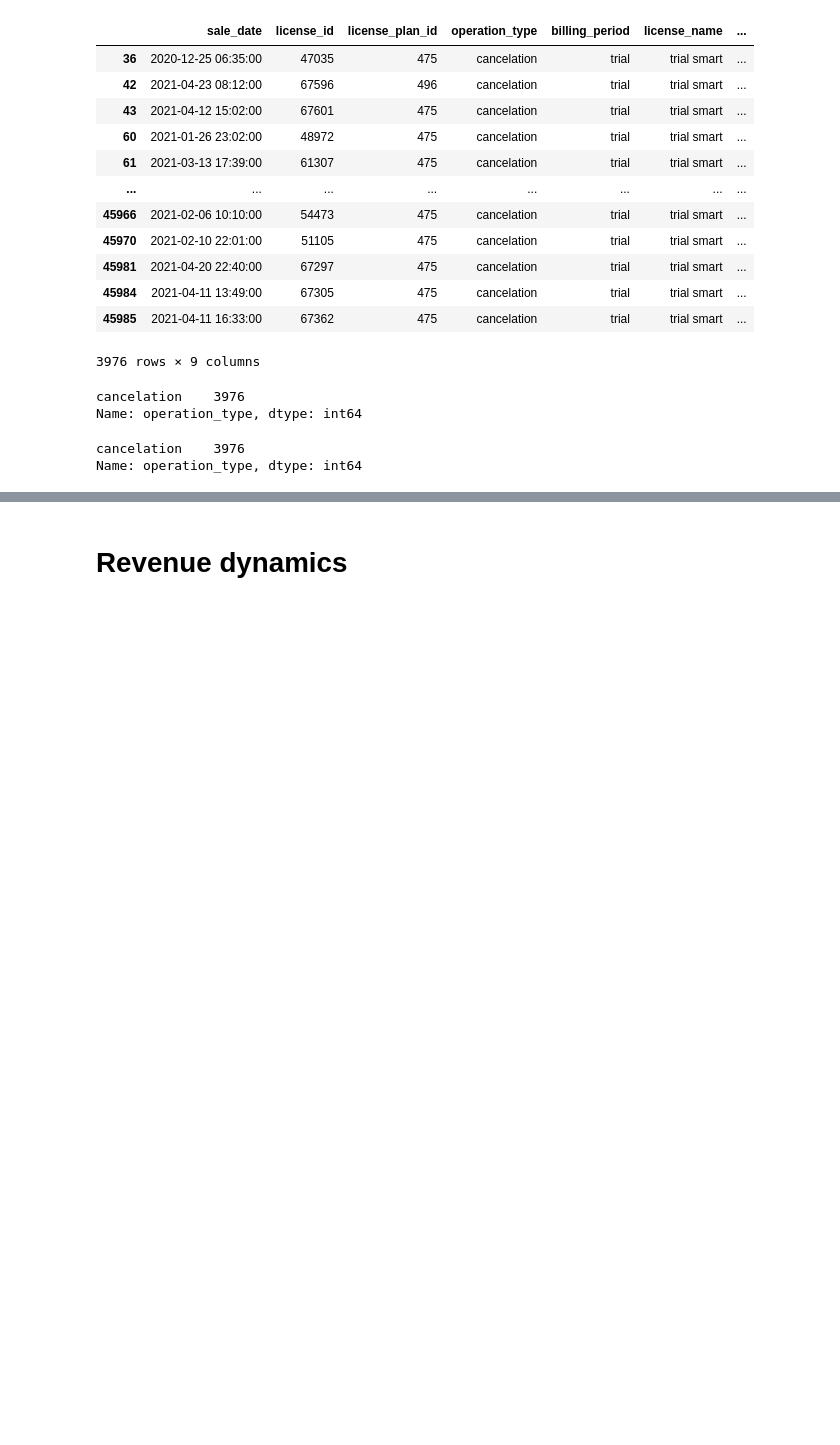
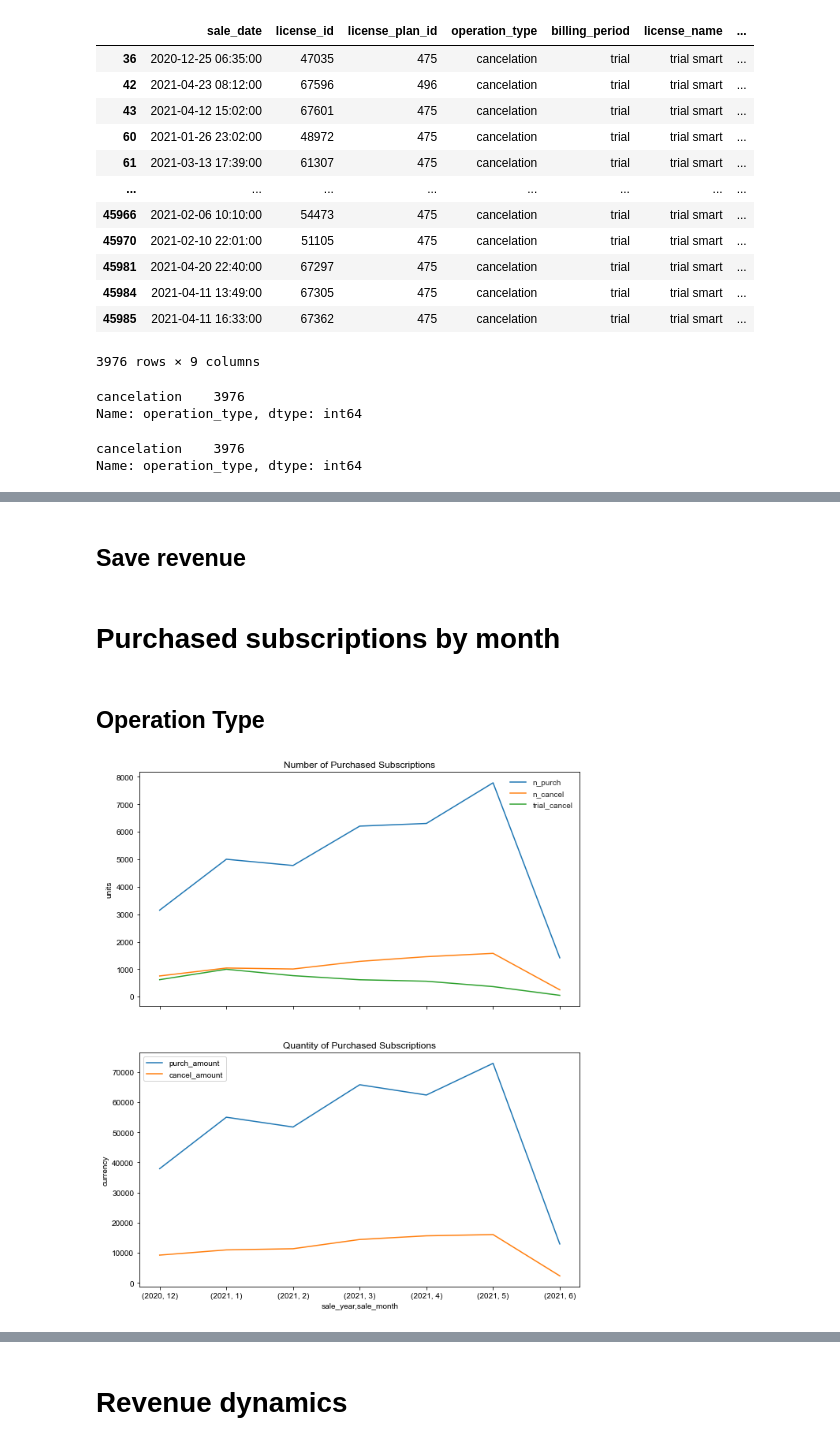
Before and after one commit to aldamepi/BI-web-subscriptions, a Jupyter notebook: testTask_data-amengual-aug22.ipynb, the cells around one changed output, grey strips where cells are left out. Drawn from its saved outputs; the diff is of its cells as text; code cells hidden in the pictures; blank space fills up the shorter version.

Commit message:
cleaned until revenue dynamics

```diff
--- a/testTask_data-amengual-aug22.ipynb
+++ b/testTask_data-amengual-aug22.ipynb
@@ -985,0 +435,8 @@ period_df.filter(regex='active$|new$').plot(figsize=(10,7), colormap = 'Paired_r
+# %%
+trial_m = subs[subs.billing_period == 'trial'].pivot_table(values= 'billing_plan_price',
+                                                           index = ['sale_year',
+                                                                    'sale_month'],
+                                                           # columns = 'billing_plan_price',
+                                                           aggfunc = 'count')
+
+trial_m
@@ -985,0 +568,2 @@ period_df.filter(regex='active$|new$').plot(figsize=(10,7), colormap = 'Paired_r
+# %% [markdown]
+## Save revenue
@@ -985,0 +572,39 @@ period_df.filter(regex='active$|new$').plot(figsize=(10,7), colormap = 'Paired_r
+# %% [markdown]
+# Purchased subscriptions by month
+# %% [markdown]
+## Operation Type
+# %%
+f,ax = plt.subplots(2,1,figsize= (10,12), sharex = True)
+
+revenue_m[['n_purch', 'n_cancel']].plot(#figsize= (10,7),
+                                        title = 'Number of Purchased Subscriptions',
+                                        ylabel = 'units',
+                                        ax = ax[0])
+revenue_m[['purch_amount', 'cancel_amount']].plot(#figsize= (10,4),
+                                                  title = 'Quantity of Purchased Subscriptions',
+                                                  ylabel = 'currency',
+                                                  ax = ax[1])
+
+ax[0].plot(trial_m.billing_plan_price.to_list(), label = 'trial_cancel')
+
+plt.style.use('seaborn')
+xTicks = ax[1].get_xticklabels()
+
+ax[0].legend()
+
+plt.show()
+
+
+
+# code testing:
+
+# ax[0].bar_label(ax[0].containers[0], label_type='edge')
+# print(ax.containers)
+
+#for bars in ax.containers:
+#    ax.bar_label(bars, label_type='edge')
+
+# ax.xaxis.set_major_locator(mticker.FixedLocator(revenue_m.sale_month.to_list()))
+# ax.set_xticklabels(['dec','jan','feb','mar','apr','may','jun'])
+# %% [output]
+[figure, added]
```
Also changed, not shown: parts of 155 cells of this notebook.
